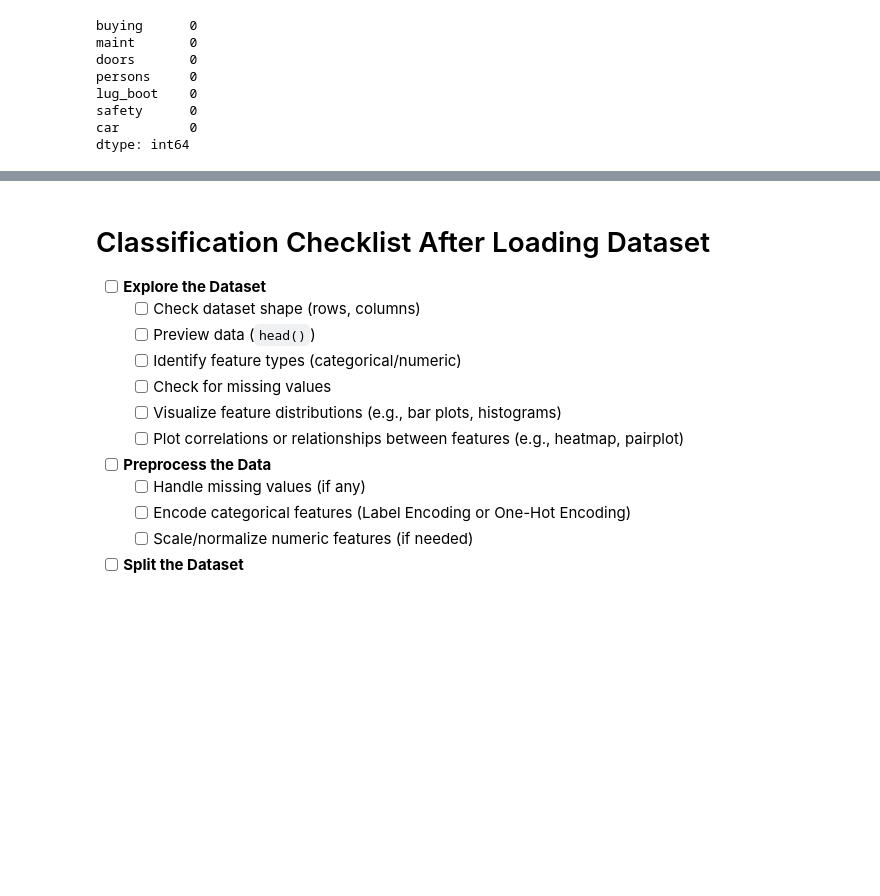
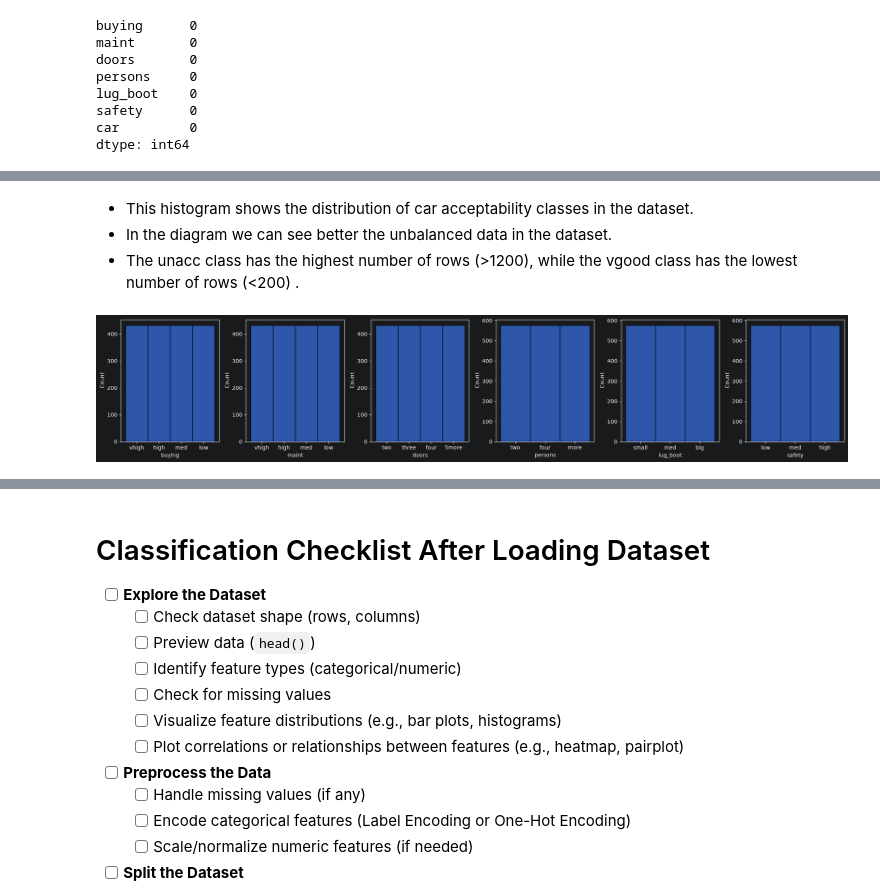
Before and after one commit to kovexison/Practica-AI, a Jupyter notebook: 02-ML-Classification/cars_acceptability_classification.ipynb, the cells around one changed output, grey strips where cells are left out. Drawn from its saved outputs; the diff is of its cells as text; code cells hidden in the pictures; blank space fills up the shorter version.

```diff
--- a/02-ML-Classification/cars_acceptability_classification.ipynb
+++ b/02-ML-Classification/cars_acceptability_classification.ipynb
@@ -141,0 +154,17 @@ dtype: int64
+# %% [markdown]
+- This histogram shows the distribution of car acceptability classes in the dataset.
+- In the diagram we can see better the unbalanced data in the dataset.
+- The unacc class has the highest number of rows (>1200), while the vgood class has the lowest number of rows (<200) .
+# %%
+plt.figure(figsize=(20, 4))
+
+columns_plot=df.columns.drop('car')
+
+for i, column in enumerate(columns_plot):
+    plt.subplot(1, len(columns_plot), i+1)
+    sns.histplot(data=df, x=column, bins="auto")
+
+plt.tight_layout()
+plt.show()
+# %% [output]
+[figure, added]
```
Also changed, not shown: parts of 16 cells of this notebook.
